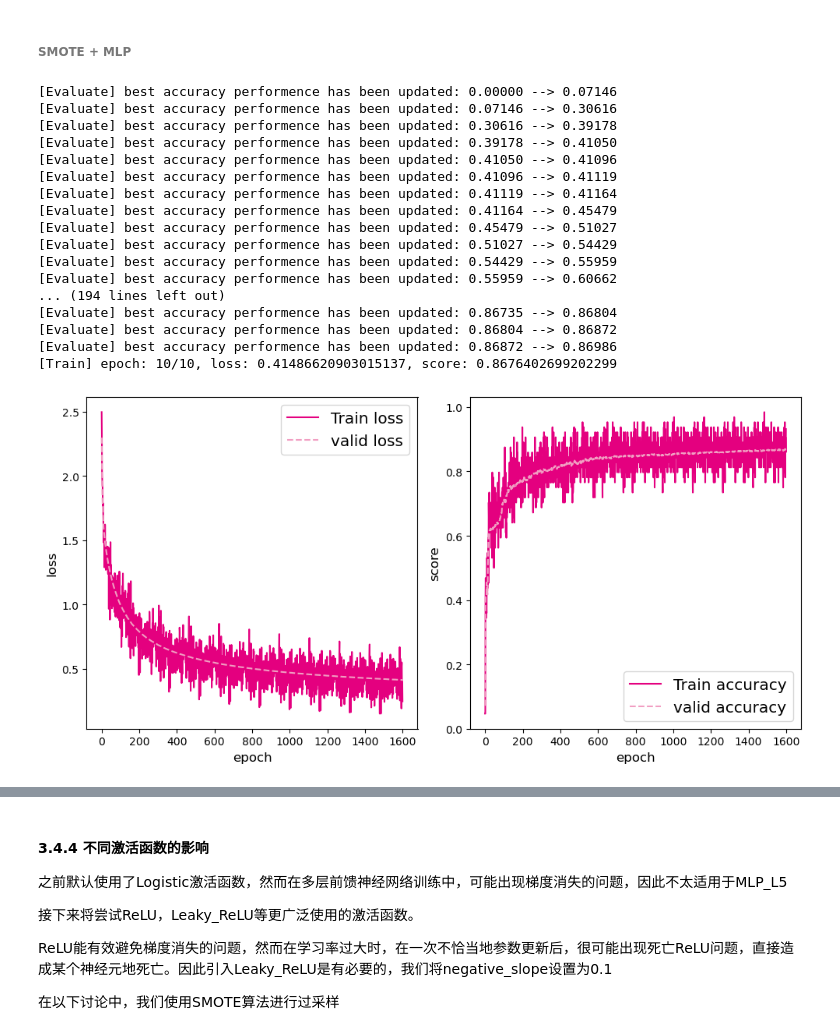
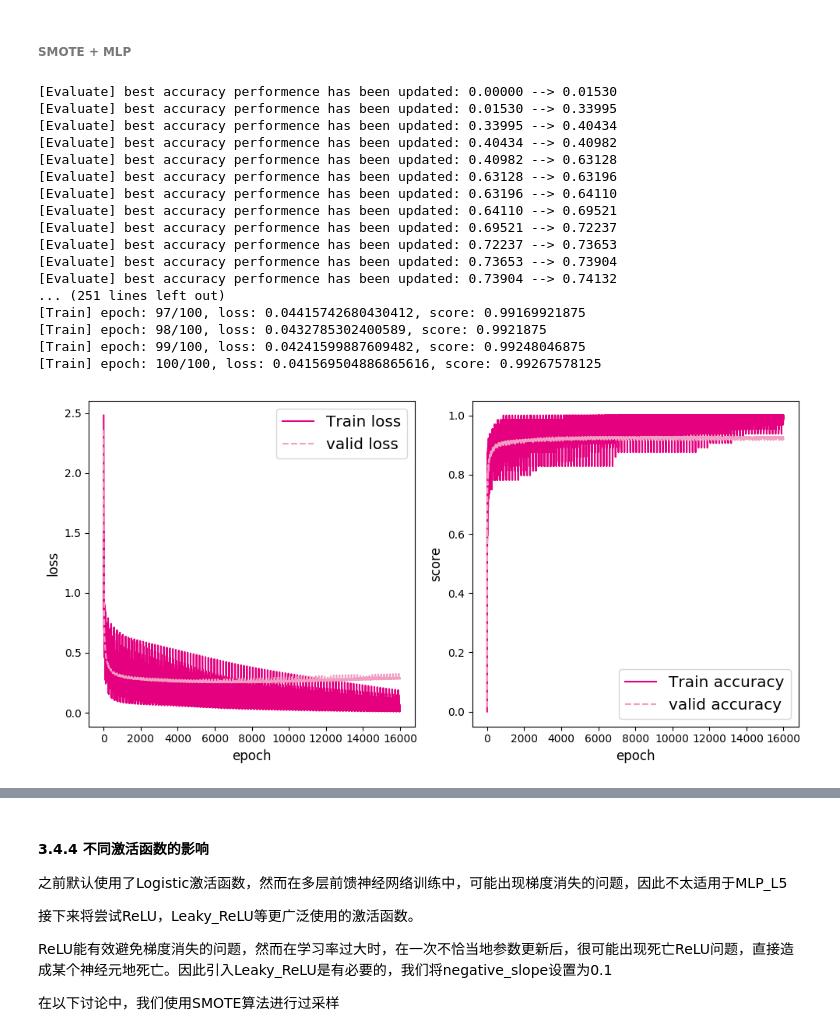
Before and after one commit to FlyingDutchman26/prml-project-2022-Fall, a Jupyter notebook: assignment1/assignment1.ipynb, the cells around one changed output, grey strips where cells are left out. Cells and saved outputs as stored; diff of their text form; code cells hidden in the pictures.

```diff
--- a/assignment1/assignment1.ipynb
+++ b/assignment1/assignment1.ipynb
@@ -822,7 +822,7 @@ from fudanPRML.neural_network.plot import plot
 from fudanPRML.neural_network.mlp import Model_MLP_L2
 from fudanPRML.neural_network.mlp import Model_MLP_L5
 from fudanPRML.neural_network.CrossEntropy import MultiCrossEntropyLoss
-from fudanPRML.neural_network.optimizer import BatchGD
+from fudanPRML.neural_network.optimizer import BatchGD,SGD
 from fudanPRML.neural_network.metric import accuracy
 from fudanPRML.neural_network.runner import RunnerV2_1,RunnerV3
 from fudanPRML.neural_network.Layer.ReLU import ReLU
@@ -856,7 +856,7 @@ batch_size = 64
 
 train_dataset = Dataset(X_train_set,y_train_set)
 train_loader = io.DataLoader(train_dataset, batch_size=batch_size, shuffle=False)
-epoch_num = 10
+epoch_num = 100
 
 model_saved_dir = "model"
 
@@ -867,49 +867,49 @@ hidden_size = 256
 # 输出层维度为1
 output_size = 10
 
 # 定义网络
 model = Model_MLP_L2(input_size=input_size, hidden_size=hidden_size, output_size=output_size)
 
 # 这是一个5层神经网络
 # model = Model_MLP_L5(input_size=input_size,output_size=output_size)
 
 # 损失函数
 loss_fn = MultiCrossEntropyLoss(model = model)
 
 # 优化器
 learning_rate = 0.01
-optimizer = BatchGD(learning_rate, model)
+optimizer = SGD(learning_rate, model,rho=0.9)
 
 # 评价方法
 metric = accuracy
 
 # 实例化RunnerV2_1类，并传入训练配置
 runner = RunnerV3(model, optimizer, metric, loss_fn)
 
 runner.train(train_loader, [X_valid_set, y_valid_set], num_epochs=epoch_num, log_epochs=1, save_dir=model_saved_dir)
 plot(runner,fig_name='nnfigure')
 # 加载训练好的模型
 runner.load_model(model_saved_dir)
 # 在测试集上对模型进行评价
 score, loss = runner.evaluate([X_test_set, y_test_set])
 
 print("[Test] score/loss: {:.4f}/{:.4f}".format(score, loss))
 # %% [output]
-[Evaluate] best accuracy performence has been updated: 0.00000 --> 0.07146
-[Evaluate] best accuracy performence has been updated: 0.07146 --> 0.30616
-[Evaluate] best accuracy performence has been updated: 0.30616 --> 0.39178
-[Evaluate] best accuracy performence has been updated: 0.39178 --> 0.41050
-[Evaluate] best accuracy performence has been updated: 0.41050 --> 0.41096
-[Evaluate] best accuracy performence has been updated: 0.41096 --> 0.41119
-[Evaluate] best accuracy performence has been updated: 0.41119 --> 0.41164
-[Evaluate] best accuracy performence has been updated: 0.41164 --> 0.45479
-[Evaluate] best accuracy performence has been updated: 0.45479 --> 0.51027
-[Evaluate] best accuracy performence has been updated: 0.51027 --> 0.54429
-[Evaluate] best accuracy performence has been updated: 0.54429 --> 0.55959
-[Evaluate] best accuracy performence has been updated: 0.55959 --> 0.60662
-... (194 lines left out)
-[Evaluate] best accuracy performence has been updated: 0.86735 --> 0.86804
-[Evaluate] best accuracy performence has been updated: 0.86804 --> 0.86872
-[Evaluate] best accuracy performence has been updated: 0.86872 --> 0.86986
-[Train] epoch: 10/10, loss: 0.41486620903015137, score: 0.8676402699202299
+[Evaluate] best accuracy performence has been updated: 0.00000 --> 0.01530
+[Evaluate] best accuracy performence has been updated: 0.01530 --> 0.33995
+[Evaluate] best accuracy performence has been updated: 0.33995 --> 0.40434
+[Evaluate] best accuracy performence has been updated: 0.40434 --> 0.40982
+[Evaluate] best accuracy performence has been updated: 0.40982 --> 0.63128
+[Evaluate] best accuracy performence has been updated: 0.63128 --> 0.63196
+[Evaluate] best accuracy performence has been updated: 0.63196 --> 0.64110
+[Evaluate] best accuracy performence has been updated: 0.64110 --> 0.69521
+[Evaluate] best accuracy performence has been updated: 0.69521 --> 0.72237
+[Evaluate] best accuracy performence has been updated: 0.72237 --> 0.73653
+[Evaluate] best accuracy performence has been updated: 0.73653 --> 0.73904
+[Evaluate] best accuracy performence has been updated: 0.73904 --> 0.74132
+... (251 lines left out)
+[Train] epoch: 97/100, loss: 0.04415742680430412, score: 0.99169921875
+[Train] epoch: 98/100, loss: 0.0432785302400589, score: 0.9921875
+[Train] epoch: 99/100, loss: 0.04241599887609482, score: 0.99248046875
+[Train] epoch: 100/100, loss: 0.041569504886865616, score: 0.99267578125
-[figure, old version]
+[figure, new version]
```
Also changed, not shown: parts of 7 cells of this notebook, 4 other files.
